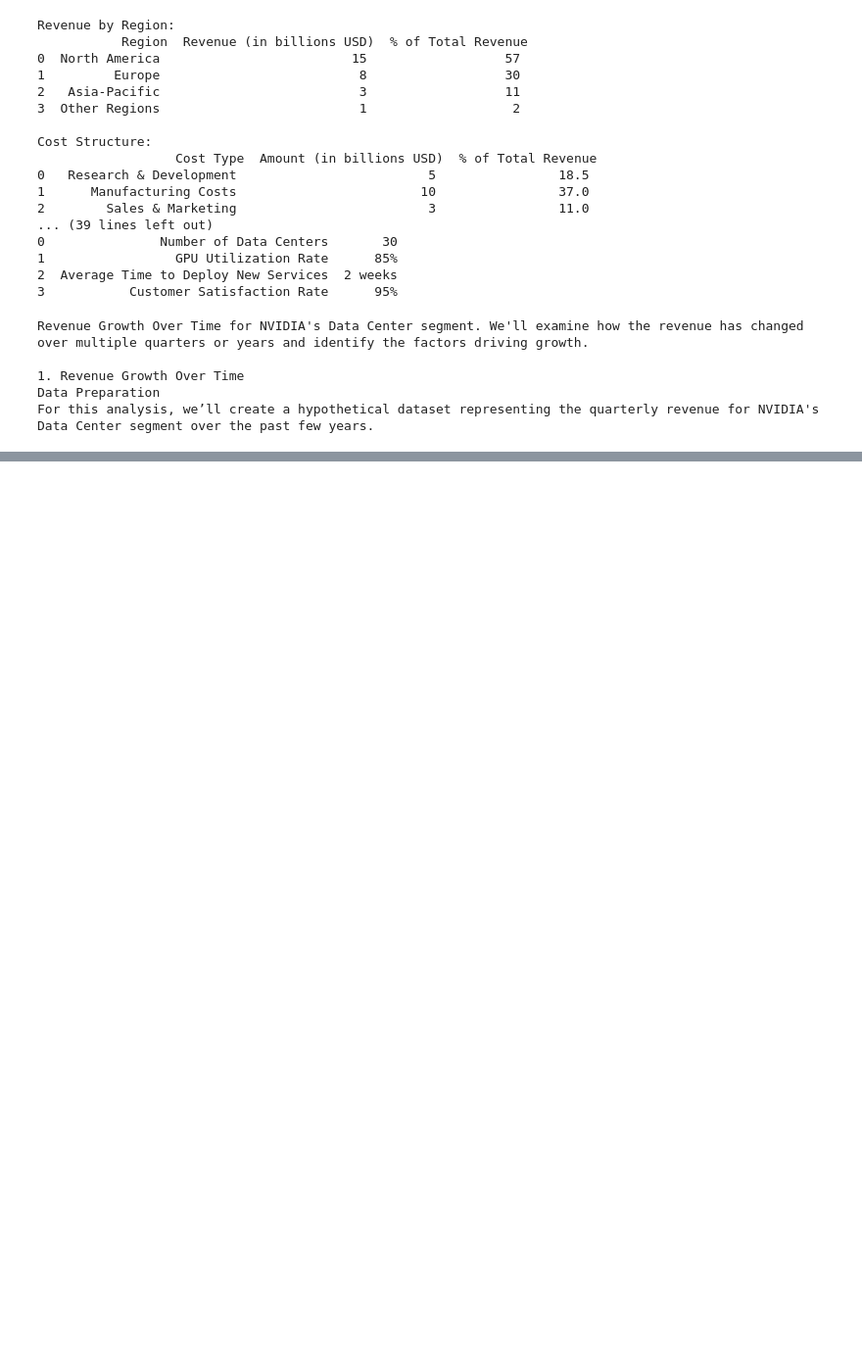
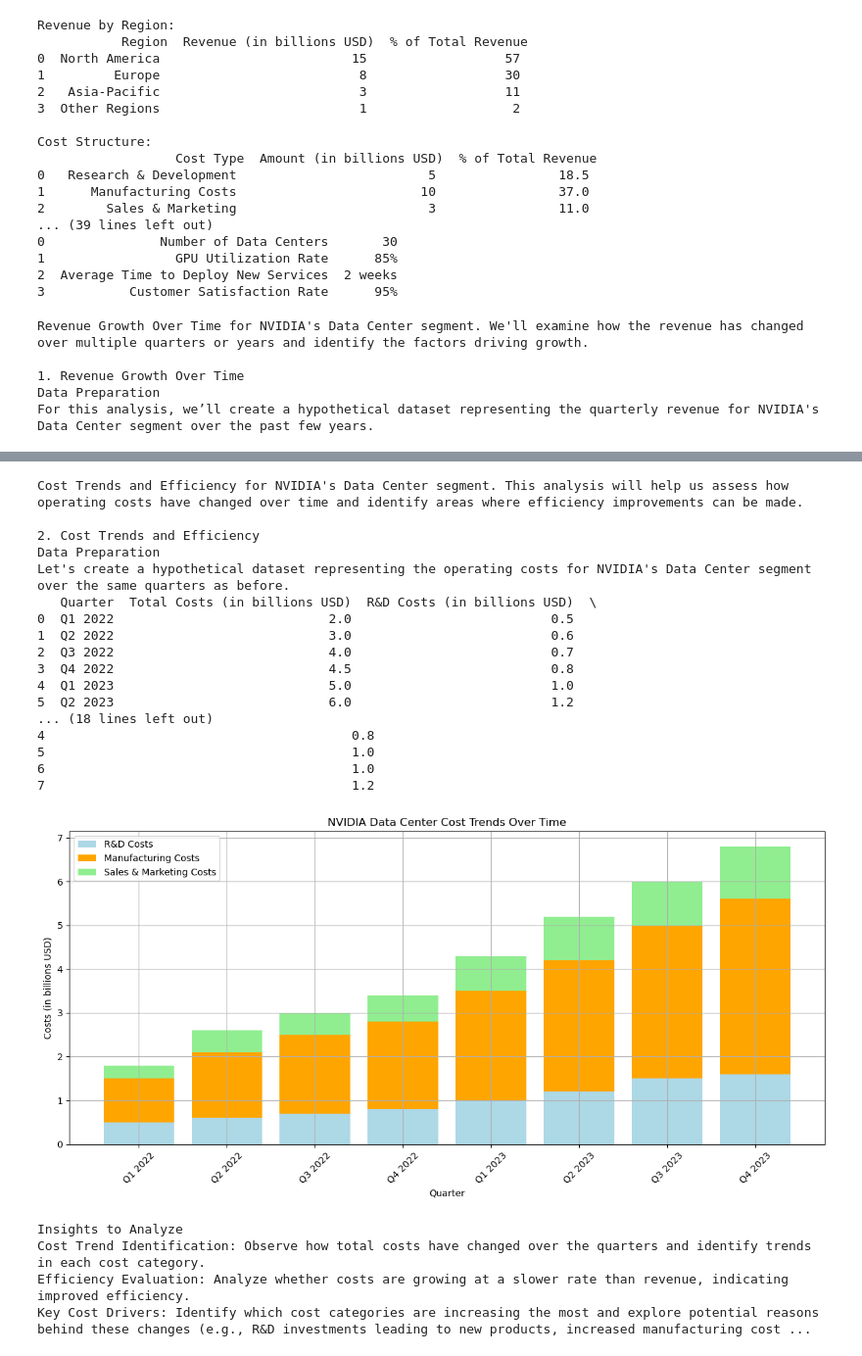
Before and after one commit to heythatwho/Data-Projects, a Jupyter notebook: Nvidia business Analysis.ipynb, the cells around one changed output, grey strips where cells are left out. Shown at 98% size. Drawn from its saved outputs; the diff is of its cells as text; code cells hidden in the pictures; blank space fills up the shorter version.

```diff
--- a/Nvidia business Analysis.ipynb
+++ b/Nvidia business Analysis.ipynb
@@ -670,0 +680,68 @@ plt.show()
+# %%
+print("""Cost Trends and Efficiency for NVIDIA's Data Center segment. This analysis will help us assess how operating costs have changed over time and identify areas where efficiency improvements can be made.
+
+2. Cost Trends and Efficiency
+Data Preparation
+Let's create a hypothetical dataset representing the operating costs for NVIDIA's Data Center segment over the same quarters as before.""")
+# Hypothetical cost data for NVIDIA's Data Center segment over 8 quarters
+cost_data = {
+    'Quarter': ['Q1 2022', 'Q2 2022', 'Q3 2022', 'Q4 2022',
+                'Q1 2023', 'Q2 2023', 'Q3 2023', 'Q4 2023'],
+    'Total Costs (in billions USD)': [2, 3, 4, 4.5, 5, 6, 7, 8],
+    'R&D Costs (in billions USD)': [0.5, 0.6, 0.7, 0.8, 1, 1.2, 1.5, 1.6],
+    'Manufacturing Costs (in billions USD)': [1, 1.5, 1.8, 2, 2.5, 3, 3.5, 4],
+    'Sales & Marketing Costs (in billions USD)': [0.3, 0.5, 0.5, 0.6, 0.8, 1, 1, 1.2],
+}
+
+# Create a DataFrame for costs
+df_costs = pd.DataFrame(cost_data)
+
+# Display the DataFrame
+print(df_costs)
+
+# Plotting the cost trends over time
+plt.figure(figsize=(12, 6))
+plt.bar(df_costs['Quarter'], df_costs['R&D Costs (in billions USD)'], label='R&D Costs', color='lightblue')
+plt.bar(df_costs['Quarter'], df_costs['Manufacturing Costs (in billions USD)'],
+         bottom=df_costs['R&D Costs (in billions USD)'], label='Manufacturing Costs', color='orange')
+plt.bar(df_costs['Quarter'], df_costs['Sales & Marketing Costs (in billions USD)'],
+         bottom=df_costs['R&D Costs (in billions USD)'] + df_costs['Manufacturing Costs (in billions USD)'],
+         label='Sales & Marketing Costs', color='lightgreen')
+
+plt.title('NVIDIA Data Center Cost Trends Over Time')
+plt.xlabel('Quarter')
+plt.ylabel('Costs (in billions USD)')
+plt.legend()
+plt.grid()
+plt.xticks(rotation=45)
+plt.tight_layout()
+plt.show()
+
+print("""Insights to Analyze
+Cost Trend Identification: Observe how total costs have changed over the quarters and identify trends in each cost category.
+Efficiency Evaluation: Analyze whether costs are growing at a slower rate than revenue, indicating improved efficiency.
+Key Cost Drivers: Identify which cost categories are increasing the most and explore potential reasons behind these changes (e.g., R&D investments leading to new products, increased manufacturing costs due to scaling).
+""")
+# %% [output]
+Cost Trends and Efficiency for NVIDIA's Data Center segment. This analysis will help us assess how operating costs have changed over time and identify areas where efficiency improvements can be made.
+
+2. Cost Trends and Efficiency
+Data Preparation
+Let's create a hypothetical dataset representing the operating costs for NVIDIA's Data Center segment over the same quarters as before.
+   Quarter  Total Costs (in billions USD)  R&D Costs (in billions USD)  \
+0  Q1 2022                            2.0                          0.5
+1  Q2 2022                            3.0                          0.6
+2  Q3 2022                            4.0                          0.7
+3  Q4 2022                            4.5                          0.8
+4  Q1 2023                            5.0                          1.0
+5  Q2 2023                            6.0                          1.2
+... (18 lines left out)
+4                                        0.8
+5                                        1.0
+6                                        1.0
+7                                        1.2
+[figure, added]
+Insights to Analyze
+Cost Trend Identification: Observe how total costs have changed over the quarters and identify trends in each cost category.
+Efficiency Evaluation: Analyze whether costs are growing at a slower rate than revenue, indicating improved efficiency.
+Key Cost Drivers: Identify which cost categories are increasing the most and explore potential reasons behind these changes (e.g., R&D investments leading to new products, increased manufacturing cost ...
```
Also changed, not shown: parts of 6 cells of this notebook.
